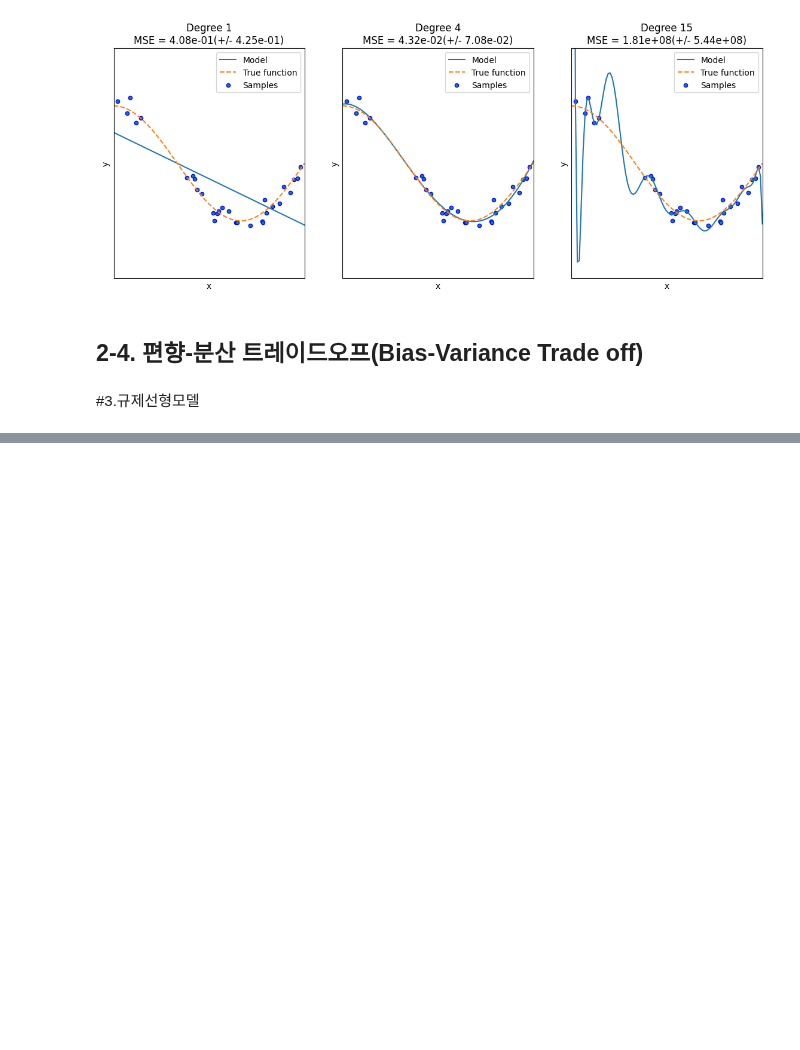
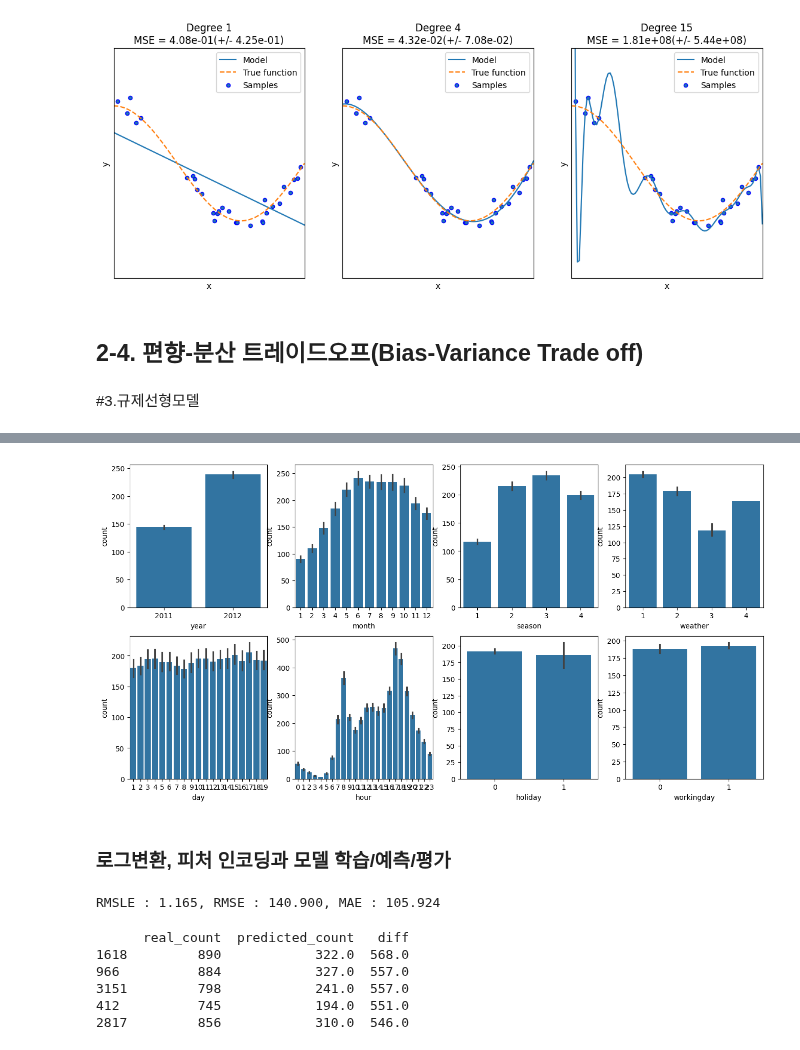
Before and after one commit to suhyeon03/study_ML_, a Jupyter notebook: _regression_practice.ipynb, the cells around one changed output, grey strips where cells are left out. Saved outputs shown, nothing was run; the diff lists cells and outputs as text; code cells hidden in the pictures; blank space fills up the shorter version.

```diff
--- a/_regression_practice.ipynb
+++ b/_regression_practice.ipynb
@@ -495,0 +958,11 @@ Degree 15 MSE 는 181238256.56423894 입니다.
+# %%
+import numpy as np
+import pandas as pd
+import seaborn as sns
+import matplotlib.pyplot as plt
+
+%matplotlib inline
+
+bike_df = pd.read_csv('bike_train.csv')
+print(bike_df.shape)
+bike_df.head(3)
@@ -495,0 +997,10 @@ Degree 15 MSE 는 181238256.56423894 입니다.
+# %%
+# 문자열을 datatime 타입으로 변경
+bike_df['datetime'] = bike_df.datetime.apply(pd.to_datetime)
+
+# datetime 타입에서 년, 월, 시, 시간 추출
+bike_df['year'] = bike_df.datetime.apply(lambda x : x.year)
+bike_df['month'] = bike_df.datetime.apply(lambda x : x.month)
+bike_df['day'] = bike_df.datetime.apply(lambda x : x.day)
+bike_df['hour'] = bike_df.datetime.apply(lambda x : x.hour)
+bike_df.head(3)
@@ -495,0 +1012,15 @@ Degree 15 MSE 는 181238256.56423894 입니다.
+# %%
+# casual, registered의 합이 count이므로 필요 X, 오히려 상관도가 높아 예측이 저하될 우려가 있음
+drop_columns = ['datetime', 'casual', 'registered']
+bike_df.drop(drop_columns, axis=1, inplace=True)
+# %%
+fig, axs = plt.subplots(figsize=(16, 8), ncols = 4, nrows = 2 )
+cat_features = ['year', 'month', 'season', 'weather', 'day', 'hour', 'holiday', 'workingday']
+# cat_feature에 있는 모든 칼럼별로 개별 칼럼값에 따른 count의 합을 barplot으로 시각화
+for i, feature in enumerate(cat_features):
+    row = int(i/4)
+    col = i % 4
+    # 시본의 barplot을 이용해 칼럼값에 따른 count의 합을 표현
+    sns.barplot(x=feature, y='count', data=bike_df, ax=axs[row][col])
+# %% [output]
+[figure, added]
@@ -495,0 +1057,2 @@ Degree 15 MSE 는 181238256.56423894 입니다.
+# %% [markdown]
+### 로그변환, 피처 인코딩과 모델 학습/예측/평가
@@ -495,0 +1062,36 @@ Degree 15 MSE 는 181238256.56423894 입니다.
+# %%
+from sklearn.model_selection import train_test_split, GridSearchCV
+from sklearn.linear_model import LinearRegression, Ridge, Lasso
+
+y_target = bike_df['count']
+X_features = bike_df.drop(['count'], axis=1, inplace=False)
+
+X_train, X_test, y_train, y_test = train_test_split(X_features, y_target, test_size=0.3, random_state=0)
+lr_reg = LinearRegression()
+lr_reg.fit(X_train, y_train)
+pred = lr_reg.predict(X_test)
+
+evaluate_regr(y_test, pred)
+
+# 실제 Target 데이터 값인 대여 회수 (Count)를 감안하면 예측 오류로서는 비교적 큰 값이다.
+# 실제 값과 예측값이 어느 정도 차이가 나는지 DataFrame의 칼럼으로 만들어서 오류 값이 가장 큰 순으로 5개만 확인해 보자.
+# %% [output]
+RMSLE : 1.165, RMSE : 140.900, MAE : 105.924
+# %%
+def get_top_error_data(y_test, pred, n_tops=5):
+    # DataFrame의 칼럼으로 실제 대여 횟수(count)와 예측값을 서로 비교할 수 있도록 생성.
+    result_df = pd.DataFrame(y_test.values, columns=['real_count'])
+    result_df['predicted_count'] = np.round(pred)
+    result_df['diff'] = np.abs(result_df['real_count'] - result_df['predicted_count'])
+
+    # 예측값과 실제 값이 가장 큰 데이터 순으로 출력.
+    print(result_df.sort_values('diff', ascending=False)[:n_tops])
+
+get_top_error_data(y_test, pred, n_tops=5)
+# %% [output]
+      real_count  predicted_count   diff
+1618         890            322.0  568.0
+966          884            327.0  557.0
+3151         798            241.0  557.0
+412          745            194.0  551.0
+2817         856            310.0  546.0
```
Also changed, not shown: parts of 71 cells of this notebook.
